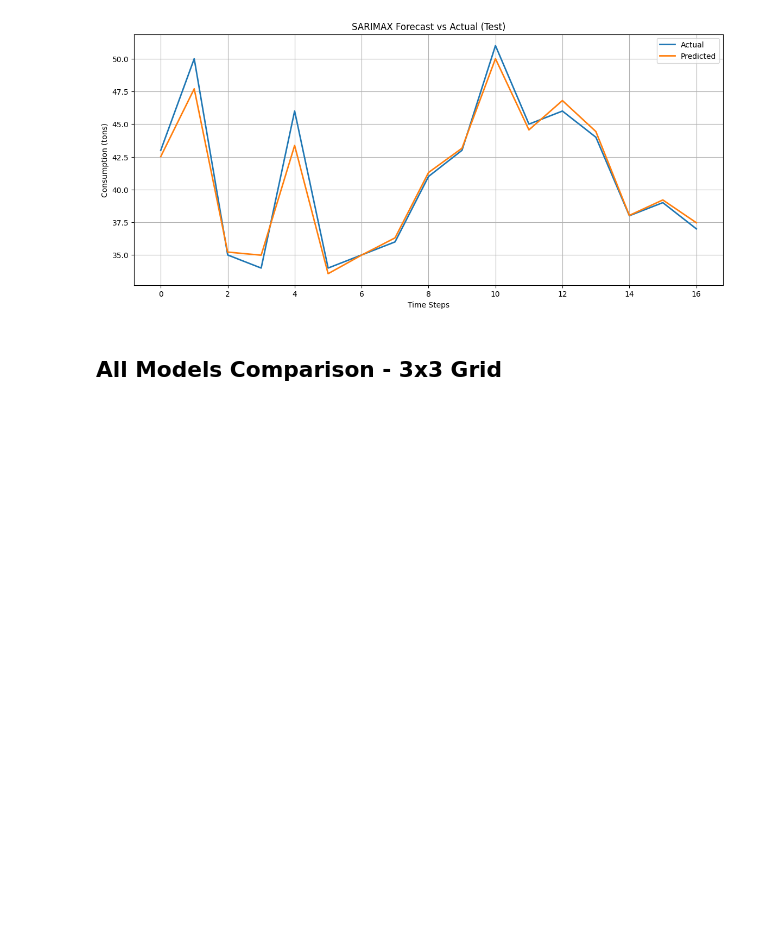
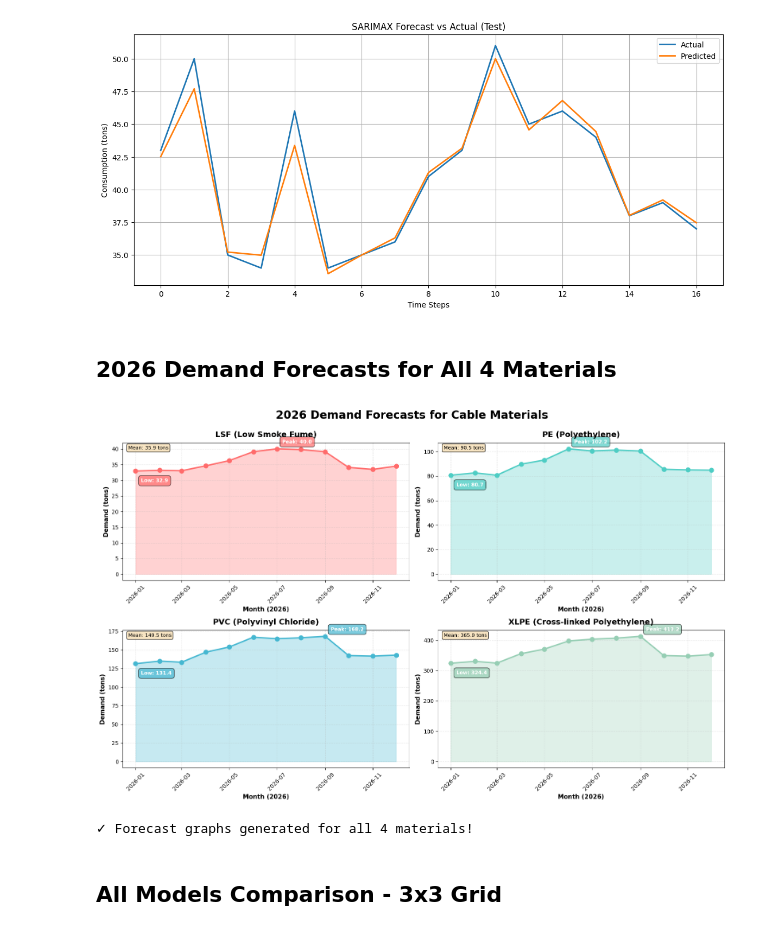
Before and after one commit to Abasy714/Nexum-ArabCab-Competition, a Jupyter notebook: notebooks/nexum-arabcab-ai-competition (2).ipynb, the cells around one changed output. Drawn from its saved outputs; the diff is of its cells as text; code cells hidden in the pictures; blank space fills up the shorter version.

Commit message:
2026 Demand Forecasts for All 4 Materials

```diff
--- a/notebooks/nexum-arabcab-ai-competition (2).ipynb
+++ b/notebooks/nexum-arabcab-ai-competition (2).ipynb
@@ -884,6 +884,79 @@ plt.grid(True)
 plt.show()
 # %% [output]
 [figure]
+# %% [markdown]
+## 2026 Demand Forecasts for All 4 Materials
+# %%
+import pandas as pd
+import matplotlib.pyplot as plt
+
+# Material information
+materials = {
+    'LSF': {'file': 'Forecast_LSF.csv', 'color': '#FF6B6B', 'name': 'LSF (Low Smoke Fume)'},
+    'PE': {'file': 'Forecast_PE.csv', 'color': '#4ECDC4', 'name': 'PE (Polyethylene)'},
+    'PVC': {'file': 'Forecast_PVC.csv', 'color': '#45B7D1', 'name': 'PVC (Polyvinyl Chloride)'},
+    'XLPE': {'file': 'Forecast_XLPE.csv', 'color': '#96CEB4', 'name': 'XLPE (Cross-linked Polyethylene)'}
+}
+
+# Create figure with 2x2 subplots
+fig, axes = plt.subplots(2, 2, figsize=(16, 10))
+fig.suptitle('2026 Demand Forecasts for Cable Materials', fontsize=20, fontweight='bold', y=0.995)
+
+# Flatten axes for easier iteration
+axes = axes.flatten()
+
+# Plot each material
+for idx, (material, info) in enumerate(materials.items()):
+    # Read forecast data
+    df = pd.read_csv(info['file'])
+    df['date'] = pd.to_datetime(df['date'])
+
+    # Plot
+    ax = axes[idx]
+    ax.plot(df['date'], df['forecast_demand_tons'],
+            marker='o', linewidth=2.5, markersize=8,
+            color=info['color'], label='Forecast')
+
+    # Fill area under curve
+    ax.fill_between(df['date'], df['forecast_demand_tons'],
+                    alpha=0.3, color=info['color'])
+
+    # Styling
+    ax.set_title(f"{info['name']}", fontsize=14, fontweight='bold', pad=10)
+    ax.set_xlabel('Month (2026)', fontsize=11, fontweight='bold')
+    ax.set_ylabel('Demand (tons)', fontsize=11, fontweight='bold')
+    ax.grid(True, alpha=0.3, linestyle='--')
+    ax.tick_params(axis='x', rotation=45)
+
+    # Add value annotations for min and max points
+    max_idx = df['forecast_demand_tons'].idxmax()
+    min_idx = df['forecast_demand_tons'].idxmin()
+
+    ax.annotate(f'Peak: {df.loc[max_idx, "forecast_demand_tons"]:.1f}',
+                xy=(df.loc[max_idx, 'date'], df.loc[max_idx, 'forecast_demand_tons']),
+                xytext=(10, 10), textcoords='offset points',
+                bbox=dict(boxstyle='round,pad=0.5', facecolor=info['color'], alpha=0.7),
+                fontsize=9, color='white', fontweight='bold')
+
+    ax.annotate(f'Low: {df.loc[min_idx, "forecast_demand_tons"]:.1f}',
+                xy=(df.loc[min_idx, 'date'], df.loc[min_idx, 'forecast_demand_tons']),
+                xytext=(10, -20), textcoords='offset points',
+                bbox=dict(boxstyle='round,pad=0.5', facecolor=info['color'], alpha=0.7),
+                fontsize=9, color='white', fontweight='bold')
+
+    # Add statistics in text box
+    stats_text = f"Mean: {df['forecast_demand_tons'].mean():.1f} tons"
+    ax.text(0.02, 0.98, stats_text, transform=ax.transAxes,
+            fontsize=9, verticalalignment='top',
+            bbox=dict(boxstyle='round', facecolor='wheat', alpha=0.8))
+
+plt.tight_layout()
+plt.show()
+
+print("\n✓ Forecast graphs generated for all 4 materials!")
+# %% [output]
+[figure, added]
+✓ Forecast graphs generated for all 4 materials!
 # %% [markdown]
 ## All Models Comparison - 3x3 Grid
 # %%
```
